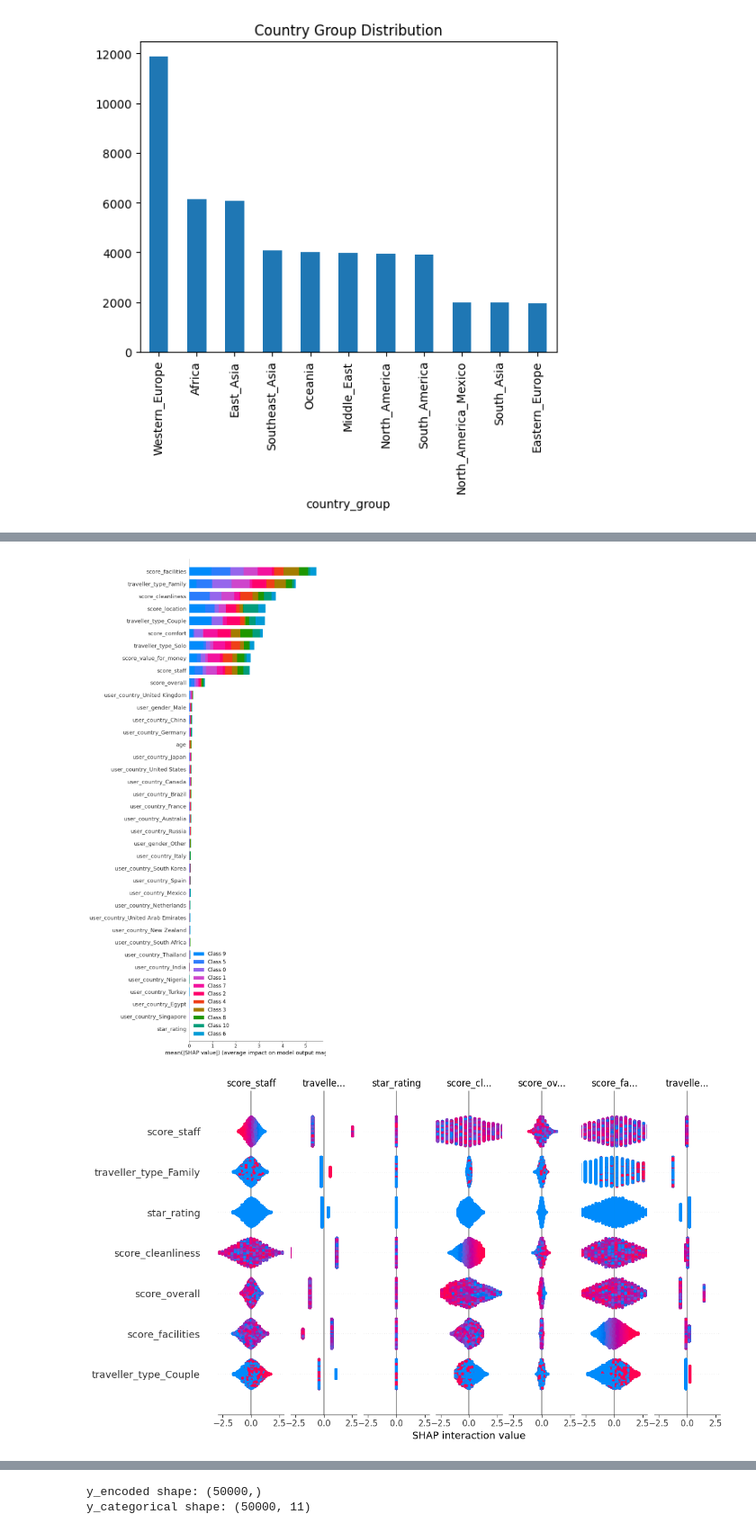
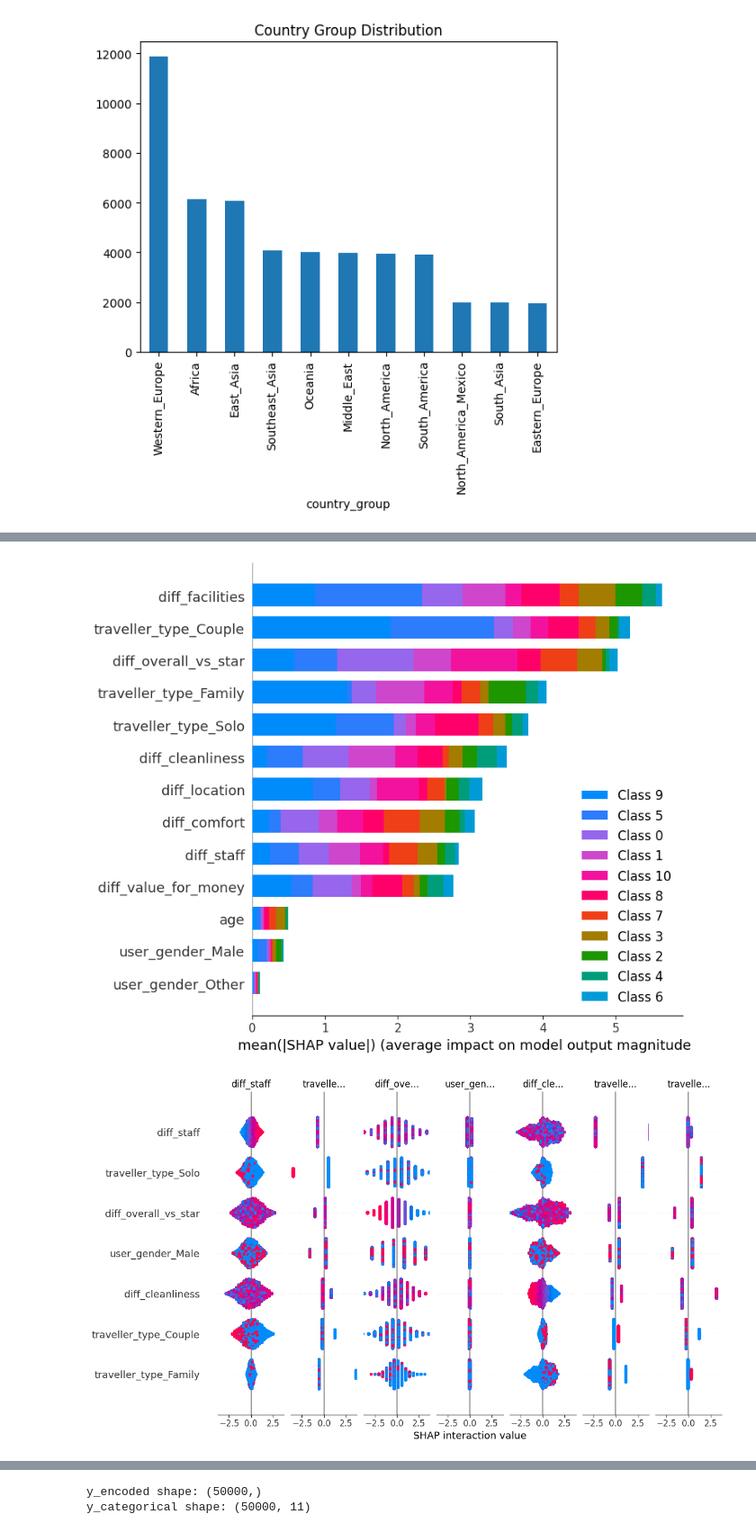
Before and after one commit to quadrefolio/ACL, a Jupyter notebook: main.ipynb, the cells around one changed output, grey strips where cells are left out. Shown at 90% size. Drawn from its saved outputs; the diff is of its cells as text; code cells hidden in the pictures.

```diff
--- a/main.ipynb
+++ b/main.ipynb
@@ -404,0 +394,13 @@ Western_Europe          9.100194              8.521177  2.812900
+# %%
+
+df['diff_cleanliness'] = df['score_cleanliness'] - df['cleanliness_base']
+df['diff_comfort'] = df['score_comfort'] - df['comfort_base']
+df['diff_facilities'] = df['score_facilities'] - df['facilities_base']
+df['diff_overall_vs_star'] = df['score_overall'] - df['star_rating']
+df['diff_location'] = df['score_location'] - df['location_base']
+df['diff_staff'] = df['score_staff'] - df['staff_base']
+df['diff_value_for_money'] = df['score_value_for_money'] - df['value_for_money_base']
+
+print("Successfully created all 'diff' features. ✅")
+print("\nHead of the new 'diff' features:")
+print(df[[ 'diff_cleanliness', 'diff_comfort', 'diff_facilities','diff_overall_vs_star', 'diff_location', 'diff_staff', 'diff_value_for_money']].head())
@@ -409,8 +433,8 @@ from typing import final
 
 columns_to_drop = [
     'review_id',
-    # 'user_id',
-    # 'hotel_id',
+    'user_id',
+    'hotel_id',
     'review_date',
     'join_date',
     'review_text',
@@ -462,5 +488,5 @@ final_df.to_csv('final_dataset.csv', index=False)
 # %% [markdown]
 final_df is the cleaned dataset
 # %%
-X = final_df[['score_overall','score_cleanliness','score_comfort','score_facilities','score_location','score_staff','score_value_for_money','star_rating','traveller_type_Couple','traveller_type_Family','traveller_type_Solo',"user_country_Australia","user_country_Brazil","user_country_Canada","user_country_China","user_country_Egypt","user_country_France","user_country_Germany","user_country_India","user_country_Italy","user_country_Japan","user_country_Mexico","user_country_Netherlands","user_country_New Zealand","user_country_Nigeria","user_country_Russia","user_country_Singapore","user_country_South Africa","user_country_South Korea","user_country_Spain","user_country_Thailand","user_country_Turkey","user_country_United Arab Emirates","user_country_United Kingdom","user_country_United States", 'user_gender_Male','user_gender_Other','age' ]]
+X = final_df[['diff_overall_vs_star','diff_cleanliness','diff_comfort','diff_facilities','diff_location','diff_staff','diff_value_for_money','traveller_type_Couple','traveller_type_Family','traveller_type_Solo', 'user_gender_Male','user_gender_Other','age' ]]
 y = final_df['country_group']
@@ -473,7 +525,7 @@ plt.show()
 X_train, X_test, y_train, y_test = train_test_split(X, y, test_size=0.2, random_state=42)
 # %%
 log_model = LogisticRegression(
-    max_iter=1000,
+    max_iter=100,
 )
 # %%
 log_model.fit(X_train,y_train)
@@ -537,21 +589,21 @@ memory usage: 8.6+ MB
 # %%
 # global explanation
 explainer = shap.LinearExplainer(log_model, X_train)
 
 shap_values = explainer.shap_values(X_test)
 
 if isinstance(shap_values, list):
     shap_values = shap_values[1] if len(shap_values) > 1 else shap_values[0]
 
 
 shap_values = np.array(shap_values, dtype=np.float64)
 
 
-shap.summary_plot(shap_values, X_test, plot_type="bar", max_display=X_test.shape[1])
-shap.summary_plot(shap_values, X_test, show=True)
+shap.summary_plot(shap_values, X_test, plot_type="bar", max_display=X_test.shape[1], show=True)
+shap.summary_plot(shap_values, X_test)
 # %% [output]
-[figure, old version]
+[figure, new version]
-[figure, old version]
+[figure, new version]
 # %%
 # shap.initjs()
 
```
Also changed, not shown: parts of 23 cells of this notebook, 3 other files.
